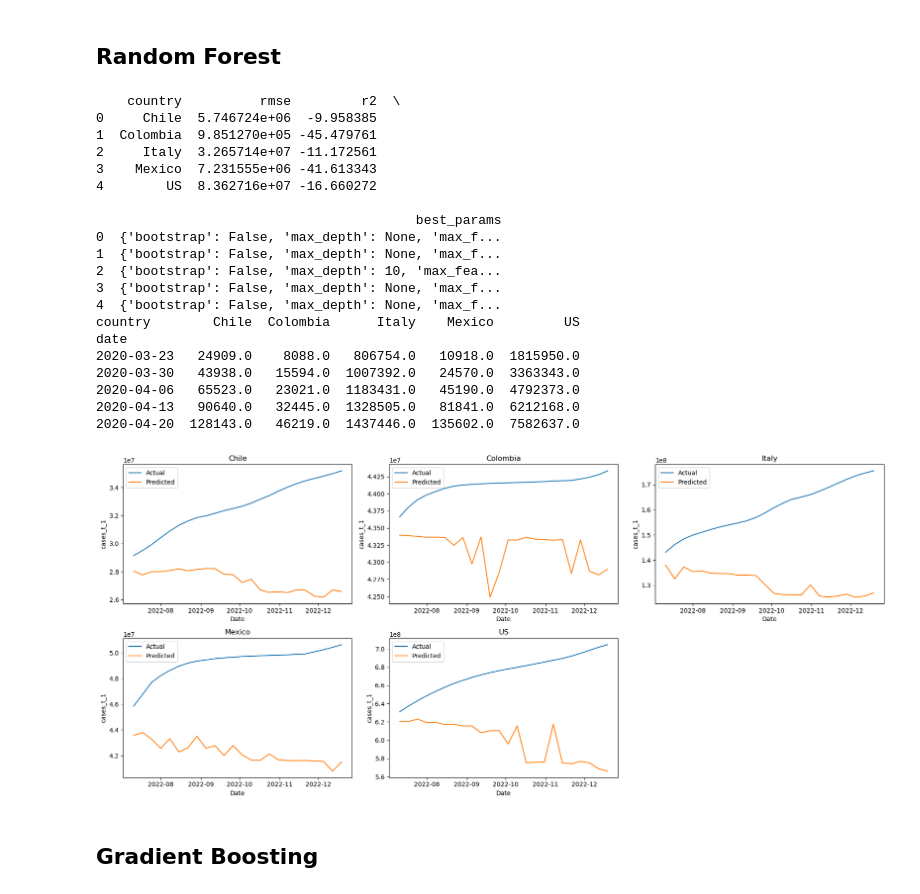
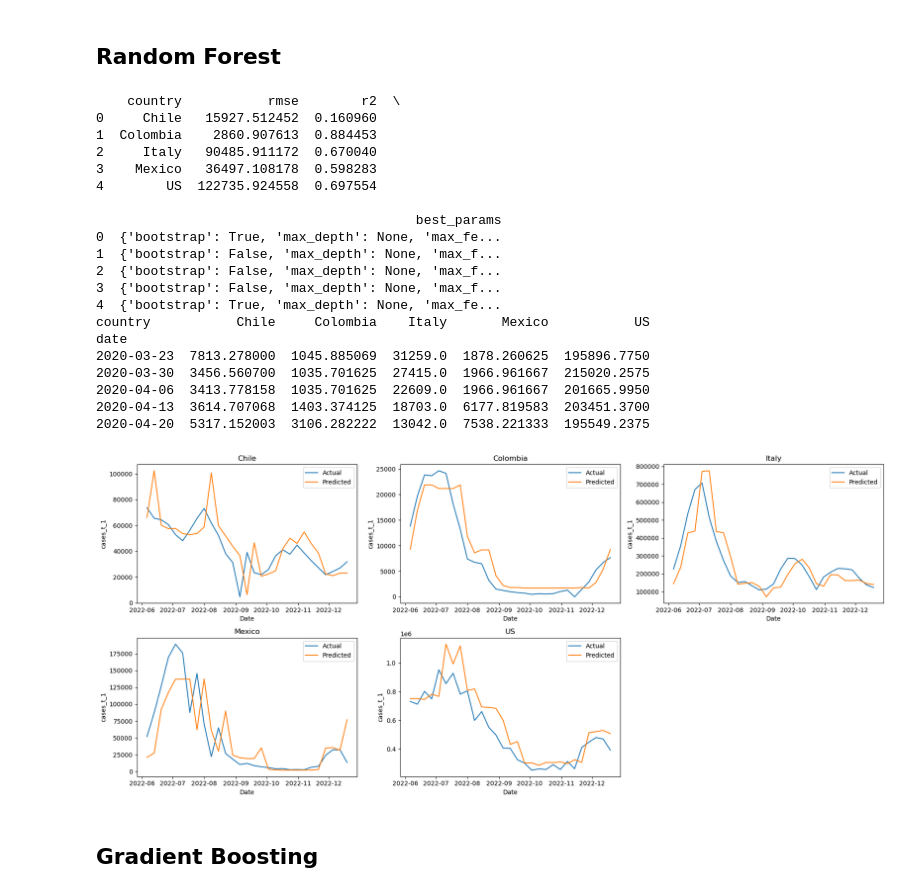
Before and after one commit to danielgvb/thesis, a Jupyter notebook: modelling/09.2_Multivariate_covid_clean.ipynb, the cells around one changed output. Drawn from its saved outputs; the diff is of its cells as text; code cells hidden in the pictures.

Commit message:
update multimodels covid
update to new_cases+1 and only 5 predictors to diminish variance

```diff
--- a/modelling/09.2_Multivariate_covid_clean.ipynb
+++ b/modelling/09.2_Multivariate_covid_clean.ipynb
@@ -383,24 +406,23 @@ for country, df_c in df.groupby('country'):
          .drop(columns=['cases_t_1', 'date'])
          .select_dtypes(include='number'))
 
-    # ---- 1.3  Time‑series split: last fold is true hold‑out
-    outer_split = TimeSeriesSplit(n_splits=5)
-    train_idx, test_idx = list(outer_split.split(X))[-1]
+    # ---- 1.3  Chronological 80 / 20 split --------------------
+    split_pt  = int(0.80 * len(df_c))
+    train_idx = np.arange(split_pt)
+    test_idx  = np.arange(split_pt, len(df_c))
 
     X_train, X_test = X.iloc[train_idx], X.iloc[test_idx]
     y_train, y_test = y.iloc[train_idx], y.iloc[test_idx]
     dates_test      = df_c.loc[test_idx, 'date']
 
     # ---- 1.4  Pipeline: StandardScaler → RidgeCV
-    inner_cv = TimeSeriesSplit(n_splits=3)
-    ridge_pipe = Pipeline(
-        steps=[
-            ("scaler", StandardScaler()),
-            ("model",  RidgeCV(alphas=np.logspace(-3, 3, 30),
-                               cv=inner_cv,
-                               scoring='neg_root_mean_squared_error'))
-        ]
-    )
+    inner_cv = TimeSeriesSplit(n_splits=3)   # CV folds on TRAIN only
+    ridge_pipe = Pipeline([
+        ("scaler", StandardScaler()),
+        ("model",  RidgeCV(alphas=np.logspace(-3, 3, 30),
+                           cv=inner_cv,
+                           scoring='neg_root_mean_squared_error'))
+    ])
 
     ridge_pipe.fit(X_train, y_train)
     best_alpha = ridge_pipe.named_steps["model"].alpha_
@@ -412,7 +434,8 @@ for country, df_c in df.groupby('country'):
     rmse = np.sqrt(mean_squared_error(y_test, y_pred_test))
     r2   = r2_score(y_test, y_pred_test)
 
-    results.append({"country": country, "rmse": rmse, "r2": r2, "alpha": best_alpha})
+    results.append({"country": country, "rmse": rmse, "r2": r2,
+                    "alpha": best_alpha})
 
     plot_payload.append({
         "country": country,
@@ -433,7 +456,6 @@ for country, df_c in df.groupby('country'):
             "fitted":  y_hat_full.values
         })
     )
-
 # -------------------------------------------------------------
 # 2.  Metrics table
 # -------------------------------------------------------------
@@ -667,24 +686,24 @@ param_grid = {
 # -------------------------------------------------------------
 for country, df_c in df.groupby('country'):
 
-    # ---- 2.1  Sort chronologically
+    # ---- 2.1  Chronological order
     df_c = df_c.sort_values('date').reset_index(drop=True)
 
     # ---- 2.2  Split features / target
     y = df_c['cases_t_1']
-    X = (df_c
-         .drop(columns=['cases_t_1', 'date'])   # drop target & date
-         .select_dtypes(include='number'))      # numeric predictors only
+    X = (df_c.drop(columns=['cases_t_1', 'date'])
+              .select_dtypes(include='number'))
 
-    # ---- 2.3  Time‑series split: last fold is true hold‑out
-    outer_split = TimeSeriesSplit(n_splits=5)
-    train_idx, test_idx = list(outer_split.split(X))[-1]
+    # ---- 2.3  Chronological 80 / 20 split --------------------
+    split_pt  = int(0.80 * len(df_c))          # oldest 80 % → train
+    train_idx = np.arange(split_pt)
+    test_idx  = np.arange(split_pt, len(df_c))
 
     X_train, X_test = X.iloc[train_idx], X.iloc[test_idx]
     y_train, y_test = y.iloc[train_idx], y.iloc[test_idx]
     dates_test      = df_c.loc[test_idx, 'date']
 
-    # ---- 2.4  Inner CV: grid‑search random forest on training portion
+    # ---- 2.4  Inner CV: GridSearch over RF on TRAIN only ----
     inner_cv = TimeSeriesSplit(n_splits=3)
     rf_base  = RandomForestRegressor(random_state=42, n_jobs=-1)
 
@@ -697,7 +716,7 @@ for country, df_c in df.groupby('country'):
         verbose     = 0
     )
     grid.fit(X_train, y_train)
-    best_rf    = grid.best_estimator_
+    best_rf     = grid.best_estimator_
     best_params = grid.best_params_
 
     # ---- 2.5  Predict + metrics
@@ -749,49 +768,49 @@ fitted_df = (
       .sort_index()
 )
 print(fitted_df.head())
 
 # -------------------------------------------------------------
 # 5.  Actual vs. Predicted plots
 # -------------------------------------------------------------
 fig, axes = plt.subplots(2, 3, figsize=(18, 8), sharex=False, sharey=False)
 axes = axes.flatten()
 
 for idx, payload in enumerate(plot_payload):
     ax = axes[idx]
     ax.plot(payload["date"], payload["y_true"], label="Actual")
     ax.plot(payload["date"], payload["y_pred"], label="Predicted")
     ax.set_title(payload["country"])
     ax.set_xlabel("Date")
     ax.set_ylabel("cases_t_1")
     ax.legend()
 
 for j in range(len(plot_payload), len(axes)):
     axes[j].axis("off")
 
 fig.tight_layout()
 plt.show()
 # %% [output]
-    country          rmse         r2  \
-0     Chile  5.746724e+06  -9.958385
-1  Colombia  9.851270e+05 -45.479761
-2     Italy  3.265714e+07 -11.172561
-3    Mexico  7.231555e+06 -41.613343
-4        US  8.362716e+07 -16.660272
+    country           rmse        r2  \
+0     Chile   15927.512452  0.160960
+1  Colombia    2860.907613  0.884453
+2     Italy   90485.911172  0.670040
+3    Mexico   36497.108178  0.598283
+4        US  122735.924558  0.697554
 
                                          best_params
-0  {'bootstrap': False, 'max_depth': None, 'max_f...
+0  {'bootstrap': True, 'max_depth': None, 'max_fe...
 1  {'bootstrap': False, 'max_depth': None, 'max_f...
-2  {'bootstrap': False, 'max_depth': 10, 'max_fea...
+2  {'bootstrap': False, 'max_depth': None, 'max_f...
 3  {'bootstrap': False, 'max_depth': None, 'max_f...
-4  {'bootstrap': False, 'max_depth': None, 'max_f...
-country        Chile  Colombia      Italy    Mexico         US
+4  {'bootstrap': True, 'max_depth': None, 'max_fe...
+country           Chile     Colombia    Italy       Mexico           US
 date
-2020-03-23   24909.0    8088.0   806754.0   10918.0  1815950.0
-2020-03-30   43938.0   15594.0  1007392.0   24570.0  3363343.0
-2020-04-06   65523.0   23021.0  1183431.0   45190.0  4792373.0
-2020-04-13   90640.0   32445.0  1328505.0   81841.0  6212168.0
-2020-04-20  128143.0   46219.0  1437446.0  135602.0  7582637.0
+2020-03-23  7813.278000  1045.885069  31259.0  1878.260625  195896.7750
+2020-03-30  3456.560700  1035.701625  27415.0  1966.961667  215020.2575
+2020-04-06  3413.778158  1035.701625  22609.0  1966.961667  201665.9950
+2020-04-13  3614.707068  1403.374125  18703.0  6177.819583  203451.3700
+2020-04-20  5317.152003  3106.282222  13042.0  7538.221333  195549.2375
-[figure, old version]
+[figure, new version]
 # %%
 fitted_df.to_csv('../results/RF_covid.csv', index = True)
 # %% [markdown]
```
Also changed, not shown: parts of 13 cells of this notebook, 11 other files.
